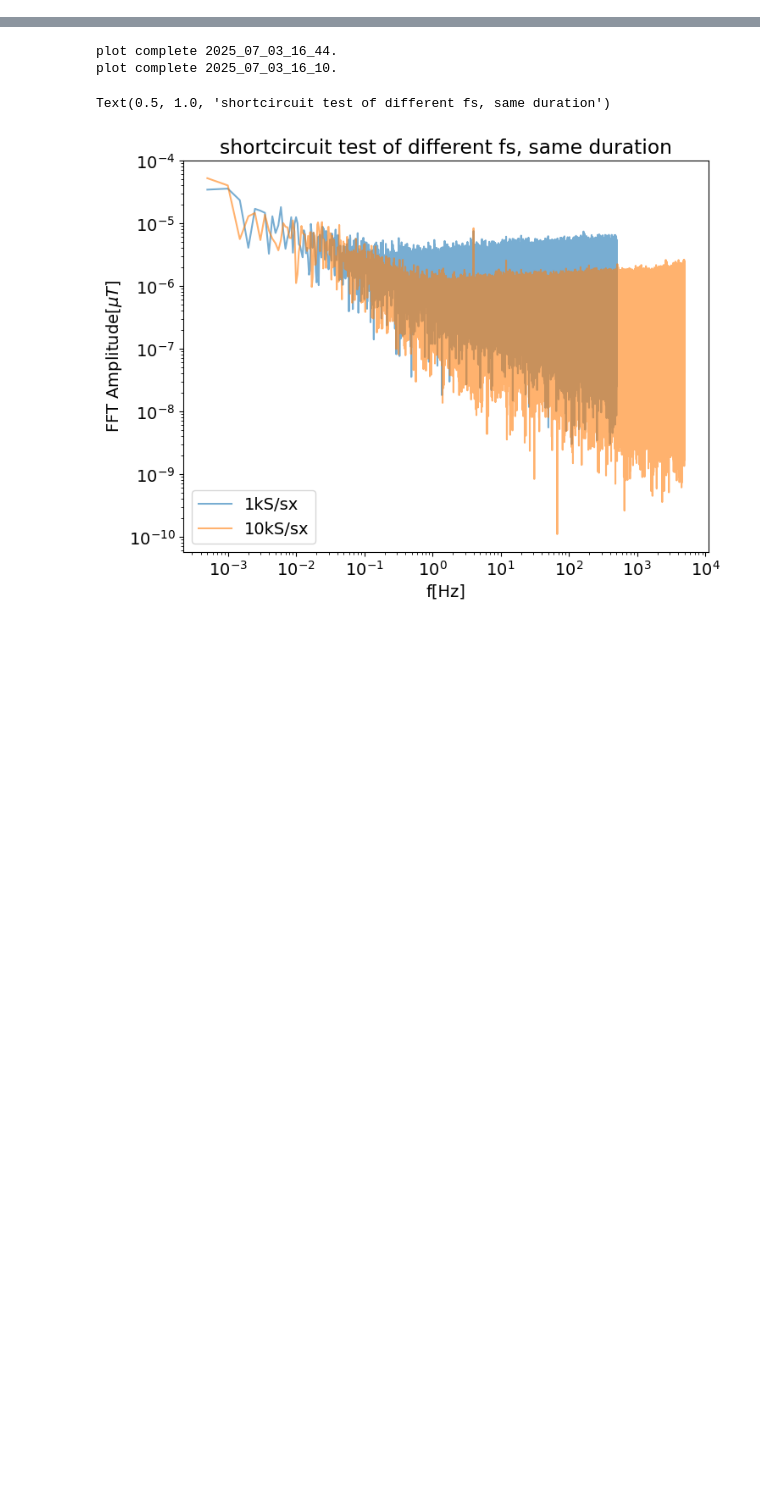
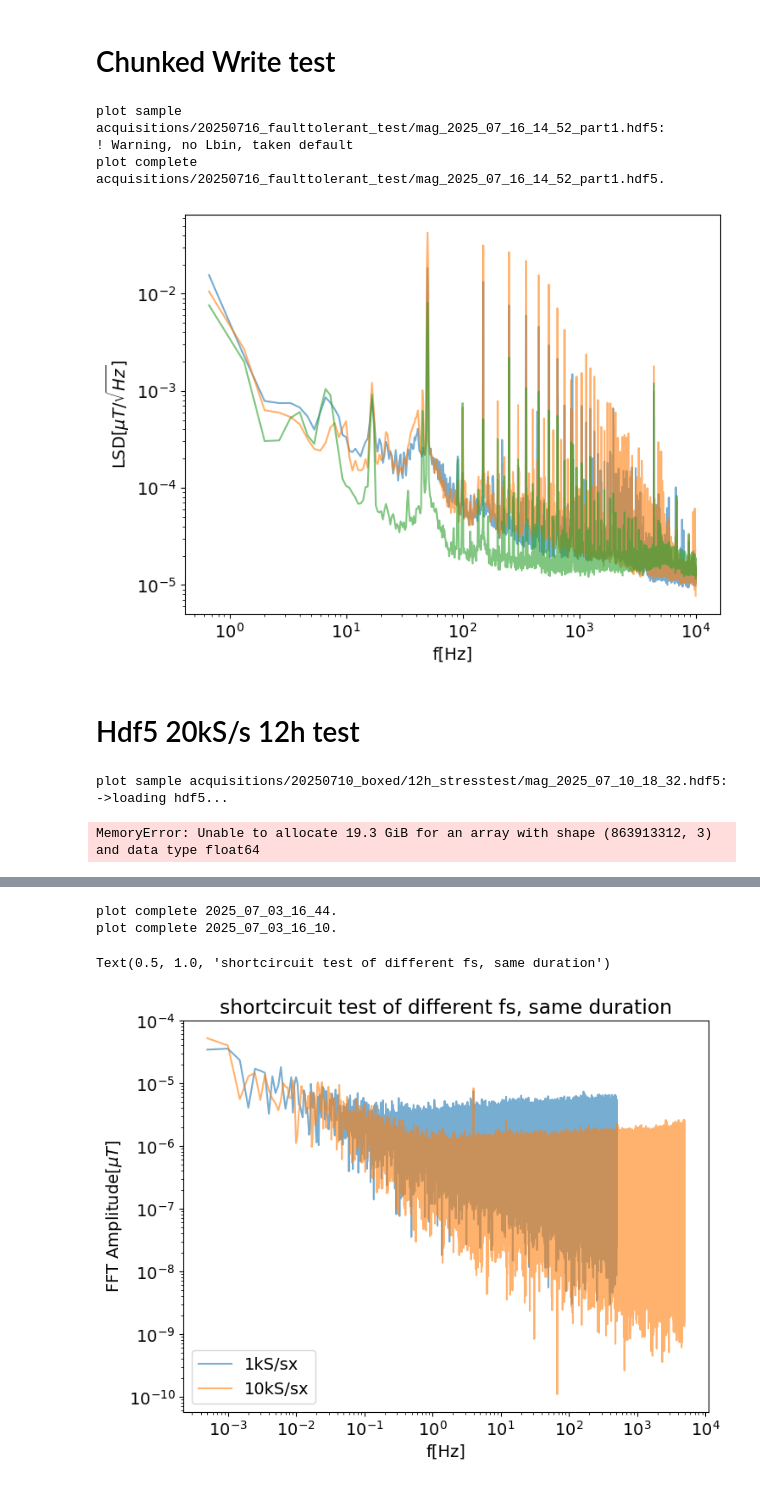
Before and after one commit to SSantosLab/LAB-Magnetometer, a Jupyter notebook: windowfft.ipynb, the cells around one changed output, grey strips where cells are left out. Cells and saved outputs as stored; diff of their text form; code cells hidden in the pictures; blank space fills up the shorter version.

Commit message:
testing the addition of chunked hdf5.

```diff
--- a/windowfft.ipynb
+++ b/windowfft.ipynb
@@ -8,3 +8,24 @@ import matplotlib.pyplot as plt
 import sys
 sys.path.append('../')
 from magnetofft import *
+# %% [markdown]
+# Chunked Write test
+# %%
+filename = 'acquisitions/20250716_faulttolerant_test/mag_2025_07_16_14_52_part1.hdf5'
+fs = 20000.0
+fig,ax = plot_sample_psd(filename,fs=fs,orientation=['x','y','z'],label = '20khz 30 s')
+# %% [output]
+plot sample acquisitions/20250716_faulttolerant_test/mag_2025_07_16_14_52_part1.hdf5:
+! Warning, no Lbin, taken default
+plot complete acquisitions/20250716_faulttolerant_test/mag_2025_07_16_14_52_part1.hdf5.
+[figure, added]
+# %% [markdown]
+# Hdf5 20kS/s 12h test
+# %%
+filename = 'acquisitions/20250710_boxed/12h_stresstest/mag_2025_07_10_18_32.hdf5'
+fs = 20000.0
+fig,ax = plot_sample_psd(filename,fs=fs,orientation=['x','y','z'],label = '20khz 1000 s',Lbin=100000)
+# %% [output]
+plot sample acquisitions/20250710_boxed/12h_stresstest/mag_2025_07_10_18_32.hdf5:
+->loading hdf5...
+MemoryError: Unable to allocate 19.3 GiB for an array with shape (863913312, 3) and data type float64
```
Also changed, not shown: parts of 14 cells of this notebook, 7 other files.
